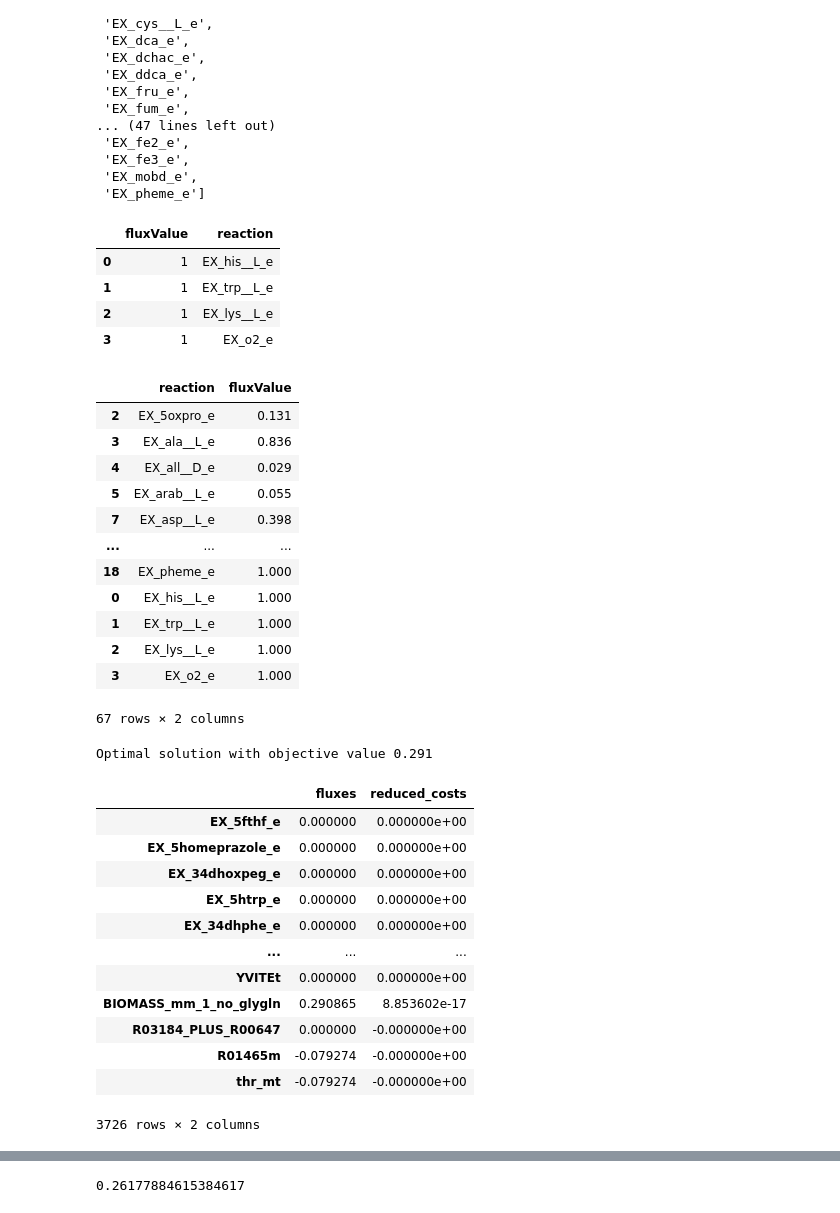
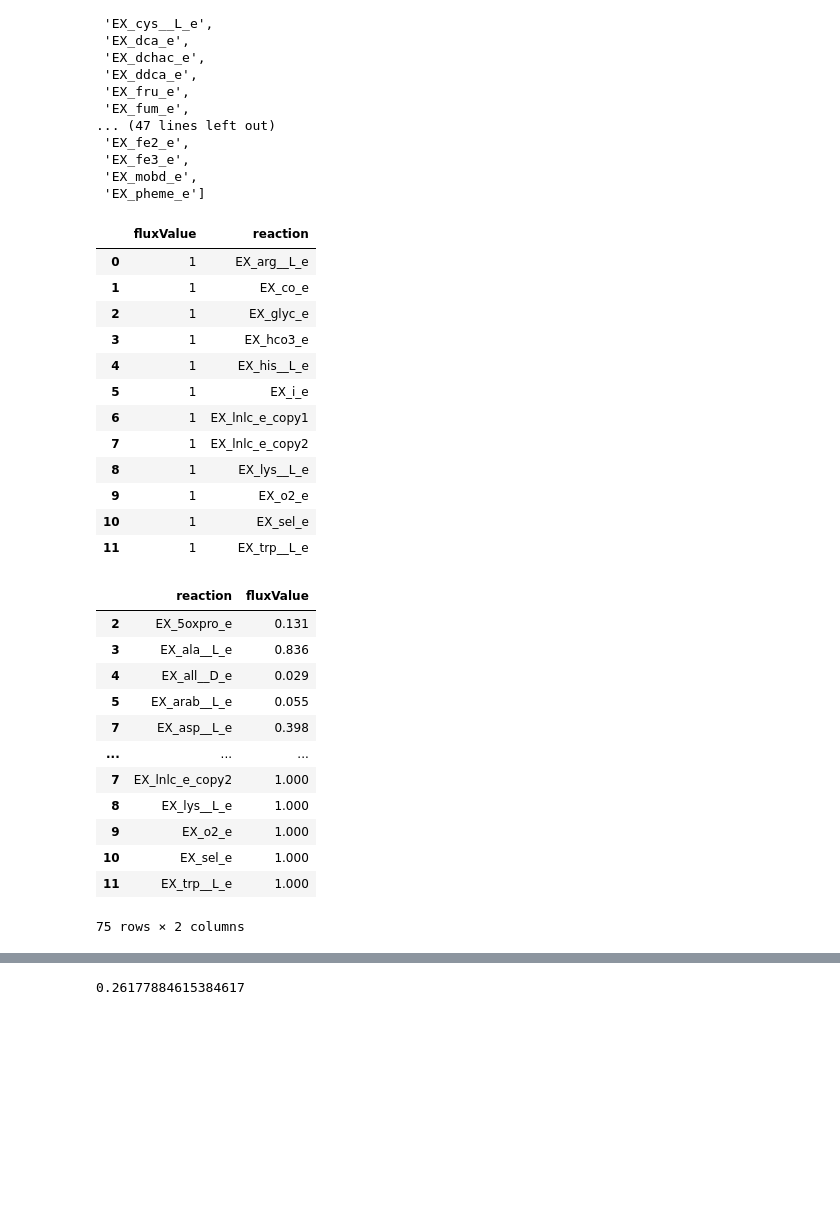
Before and after one commit to haydengallo/glv_dfba, a Jupyter notebook: testing_mouse_GEM.ipynb, the cells around one changed output, grey strips where cells are left out. Saved outputs shown, nothing was run; the diff lists cells and outputs as text; code cells hidden in the pictures; blank space fills up the shorter version.

```diff
--- a/testing_mouse_GEM.ipynb
+++ b/testing_mouse_GEM.ipynb
@@ -572,23 +549,31 @@ RC_bigg_data_convert_df['reaction'].to_list()
  'EX_pheme_e']
 # %%
 ### ok add his__L, trp__L, lys__L, o2,
-mets_to_add = ['EX_his__L_e', 'EX_trp__L_e', 'EX_lys__L_e', 'EX_o2_e']
-flux = [1,1,1,1]
+#mets_to_add = ['EX_his__L_e', 'EX_trp__L_e', 'EX_lys__L_e', 'EX_o2_e']
+#flux = [1,1,1,1]
 
-#mets_to_add =['EX_arg__L_e','EX_co_e','EX_glyc_e','EX_hco3_e','EX_his__L_e','EX_i_e','EX_lnlc_e_copy1','EX_lnlc_e_copy2','EX_lys__L_e','EX_o2_e','EX_sel_e','EX_trp__L_e']
+mets_to_add =['EX_arg__L_e','EX_co_e','EX_glyc_e','EX_hco3_e','EX_his__L_e','EX_i_e','EX_lnlc_e_copy1','EX_lnlc_e_copy2','EX_lys__L_e','EX_o2_e','EX_sel_e','EX_trp__L_e']
 
-#flux = [1,1,1,1,1,1,1,1,1,1,1,1]
+flux = [1,1,1,1,1,1,1,1,1,1,1,1]
 
 mets_to_add_df = pd.DataFrame(mets_to_add, flux)
 mets_to_add_df.reset_index(inplace=True)
 mets_to_add_df.columns = ['fluxValue','reaction']
 mets_to_add_df
 # %% [output]
 |  | fluxValue | reaction |
-| 0 | 1 | EX_his__L_e |
-| 1 | 1 | EX_trp__L_e |
-| 2 | 1 | EX_lys__L_e |
-| 3 | 1 | EX_o2_e |
+| 0 | 1 | EX_arg__L_e |
+| 1 | 1 | EX_co_e |
+| 2 | 1 | EX_glyc_e |
+| 3 | 1 | EX_hco3_e |
+| 4 | 1 | EX_his__L_e |
+| 5 | 1 | EX_i_e |
+| 6 | 1 | EX_lnlc_e_copy1 |
+| 7 | 1 | EX_lnlc_e_copy2 |
+| 8 | 1 | EX_lys__L_e |
+| 9 | 1 | EX_o2_e |
+| 10 | 1 | EX_sel_e |
+| 11 | 1 | EX_trp__L_e |
 # %%
 RC_bigg_data_convert_df_remove_added = RC_bigg_data_convert_df[RC_bigg_data_convert_df['fluxValue'] != 1.0]
 # %%
@@ -602,12 +587,12 @@ RC_diet_mouse_additions
 | 5 | EX_arab__L_e | 0.055 |
 | 7 | EX_asp__L_e | 0.398 |
 | ... | ... | ... |
-| 18 | EX_pheme_e | 1.000 |
-| 0 | EX_his__L_e | 1.000 |
-| 1 | EX_trp__L_e | 1.000 |
-| 2 | EX_lys__L_e | 1.000 |
-| 3 | EX_o2_e | 1.000 |
+| 7 | EX_lnlc_e_copy2 | 1.000 |
+| 8 | EX_lys__L_e | 1.000 |
+| 9 | EX_o2_e | 1.000 |
+| 10 | EX_sel_e | 1.000 |
+| 11 | EX_trp__L_e | 1.000 |
-67 rows × 2 columns
+75 rows × 2 columns
 # %%
 
 ex_b_reactions = [rxn for rxn in mouse_model_bigg.reactions if rxn.id.startswith('EX_') and rxn.id.endswith('_e')]
@@ -629,19 +614,4 @@ for rxn in ex_b_reactions:
 # %%
 sol = mouse_model_bigg.optimize()
 # %%
-sol
+sol = sol.to_frame()
-# %% [output]
-Optimal solution with objective value 0.291
-|  | fluxes | reduced_costs |
-| EX_5fthf_e | 0.000000 | 0.000000e+00 |
-| EX_5homeprazole_e | 0.000000 | 0.000000e+00 |
-| EX_34dhoxpeg_e | 0.000000 | 0.000000e+00 |
-| EX_5htrp_e | 0.000000 | 0.000000e+00 |
-| EX_34dhphe_e | 0.000000 | 0.000000e+00 |
-| ... | ... | ... |
-| YVITEt | 0.000000 | 0.000000e+00 |
-| BIOMASS_mm_1_no_glygln | 0.290865 | 8.853602e-17 |
-| R03184_PLUS_R00647 | 0.000000 | -0.000000e+00 |
-| R01465m | -0.079274 | -0.000000e+00 |
-| thr_mt | -0.079274 | -0.000000e+00 |
-3726 rows × 2 columns
```
Also changed, not shown: parts of 11 cells of this notebook, 5 other files.
